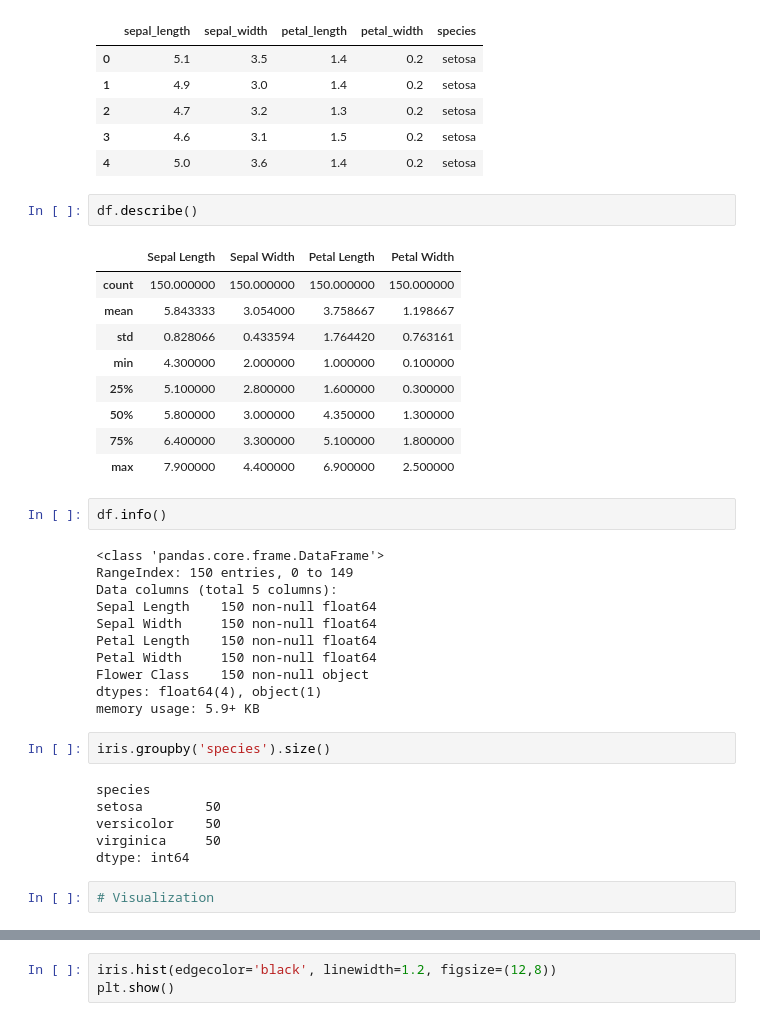
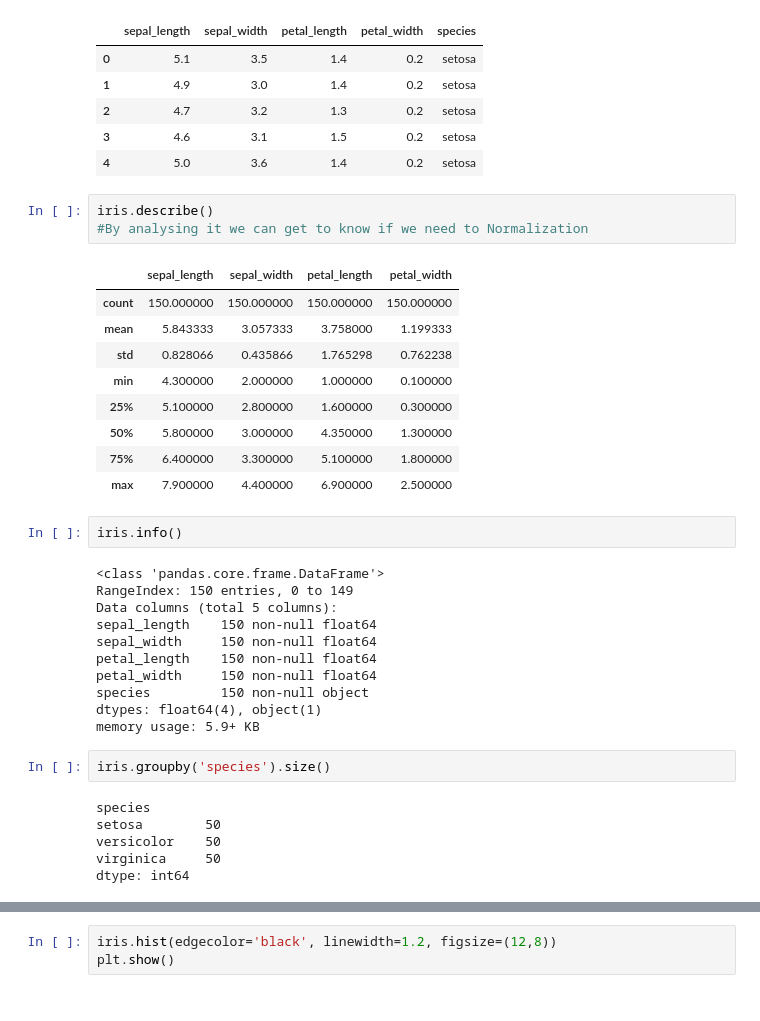
Before and after one commit to apoorvsemwal/Scale_Up, a Jupyter notebook: Python/Practice/Iris1.ipynb, the cells around one changed output, grey strips where cells are left out. Cells and saved outputs as stored; diff of their text form.

```diff
--- a/Python/Practice/Iris1.ipynb
+++ b/Python/Practice/Iris1.ipynb
@@ -61,29 +72,30 @@ iris.head()
 | 2 | 4.7 | 3.2 | 1.3 | 0.2 | setosa |
 | 3 | 4.6 | 3.1 | 1.5 | 0.2 | setosa |
 | 4 | 5.0 | 3.6 | 1.4 | 0.2 | setosa |
-# %%
-df.describe()
-# %% [output]
-|  | Sepal Length | Sepal Width | Petal Length | Petal Width |
-| count | 150.000000 | 150.000000 | 150.000000 | 150.000000 |
-| mean | 5.843333 | 3.054000 | 3.758667 | 1.198667 |
-| std | 0.828066 | 0.433594 | 1.764420 | 0.763161 |
-| min | 4.300000 | 2.000000 | 1.000000 | 0.100000 |
-| 25% | 5.100000 | 2.800000 | 1.600000 | 0.300000 |
-| 50% | 5.800000 | 3.000000 | 4.350000 | 1.300000 |
-| 75% | 6.400000 | 3.300000 | 5.100000 | 1.800000 |
-| max | 7.900000 | 4.400000 | 6.900000 | 2.500000 |
+# %%
+iris.describe()
+#By analysing it we can get to know if we need to Normalization
+# %% [output]
+|  | sepal_length | sepal_width | petal_length | petal_width |
+| count | 150.000000 | 150.000000 | 150.000000 | 150.000000 |
+| mean | 5.843333 | 3.057333 | 3.758000 | 1.199333 |
+| std | 0.828066 | 0.435866 | 1.765298 | 0.762238 |
+| min | 4.300000 | 2.000000 | 1.000000 | 0.100000 |
+| 25% | 5.100000 | 2.800000 | 1.600000 | 0.300000 |
+| 50% | 5.800000 | 3.000000 | 4.350000 | 1.300000 |
+| 75% | 6.400000 | 3.300000 | 5.100000 | 1.800000 |
+| max | 7.900000 | 4.400000 | 6.900000 | 2.500000 |
 # %%
-df.info()
+iris.info()
 # %% [output]
 <class 'pandas.core.frame.DataFrame'>
 RangeIndex: 150 entries, 0 to 149
 Data columns (total 5 columns):
-Sepal Length    150 non-null float64
-Sepal Width     150 non-null float64
-Petal Length    150 non-null float64
-Petal Width     150 non-null float64
-Flower Class    150 non-null object
+sepal_length    150 non-null float64
+sepal_width     150 non-null float64
+petal_length    150 non-null float64
+petal_width     150 non-null float64
+species         150 non-null object
 dtypes: float64(4), object(1)
 memory usage: 5.9+ KB
 # %%
@@ -94,5 +106,3 @@ setosa        50
 versicolor    50
 virginica     50
 dtype: int64
-# %%
-# Visualization
```
Also changed, not shown: parts of 22 cells of this notebook, 4 other files.
